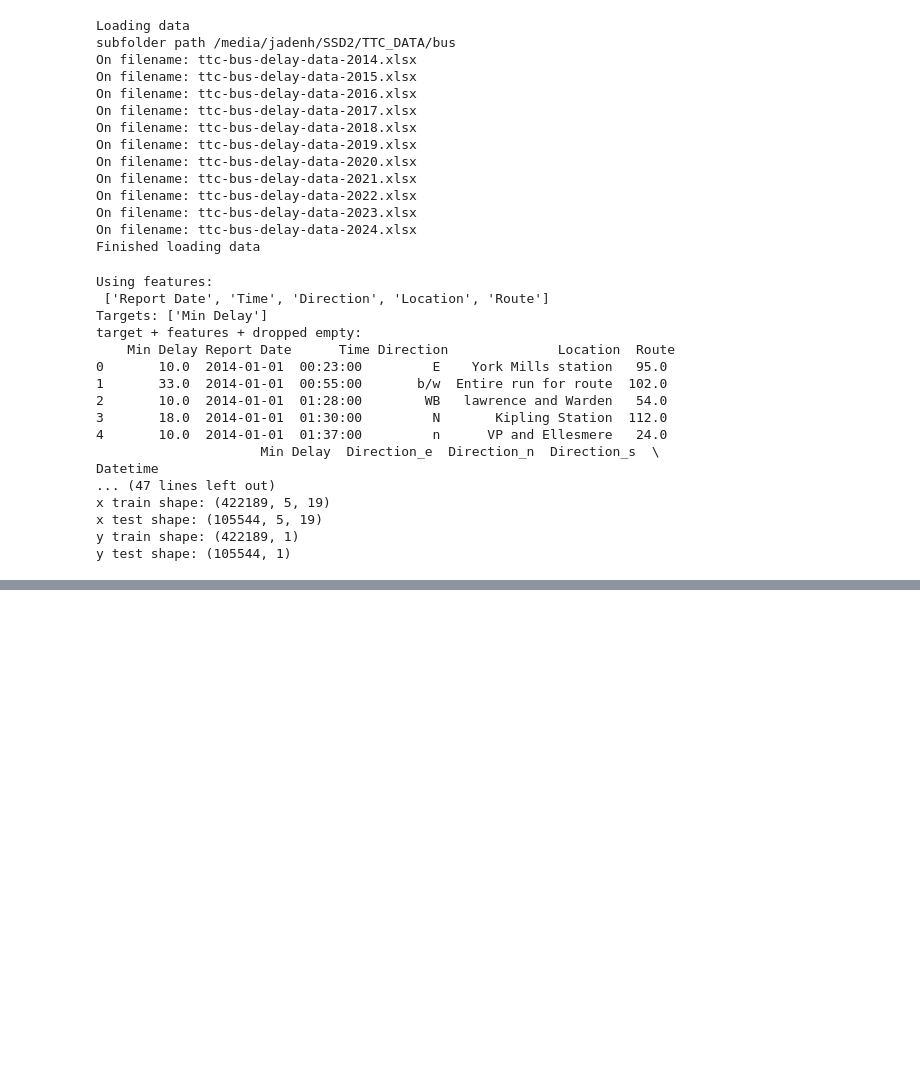
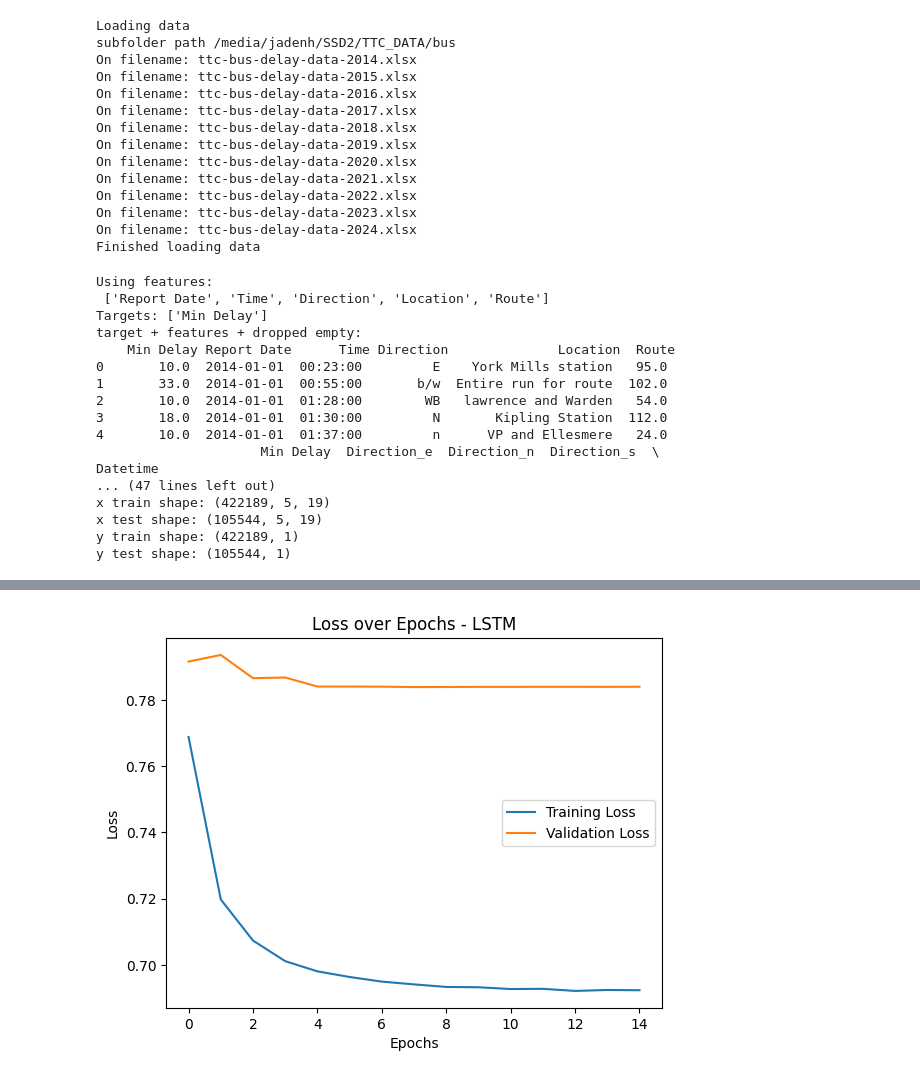
Before and after one commit to jaden-hong/AISE4010_project, a Jupyter notebook: ttc_project.ipynb, the cells around one changed output, grey strips where cells are left out. Drawn from its saved outputs; the diff is of its cells as text; code cells hidden in the pictures; blank space fills up the shorter version.

```diff
--- a/ttc_project.ipynb
+++ b/ttc_project.ipynb
@@ -295,7 +242,7 @@ targets = ["Min Delay"]
 features = ["Report Date", "Time","Direction", "Location", "Route"]
 
 print("Loading data")
-df_raw = loadRawData_NODIV(vehicle_type=vehicle_type,start_year=start_year,end_year=end_year)
+df_raw = loadRawData(vehicle_type=vehicle_type,start_year=start_year,end_year=end_year)
 
 print("Finished loading data")
 # %% [output]
@@ -478,0 +553,16 @@ y test shape: (105544, 1)
+# %%
+# Build and train the best model
+lstm_best_hyperparameters = lstm_tuner.oracle.get_best_trials()[0].hyperparameters
+print("Best Hyperparameters:", lstm_best_hyperparameters.values)
+lstm_model = lstm_tuner.hypermodel.build(lstm_best_hyperparameters)
+lstm_model.summary()
+#storing history for plotting
+lstm_history = lstm_model.fit(
+    [X_train_regular, X_train_location, X_train_route],
+    y_train,
+    epochs=50,
+    batch_size=batch_size,
+    validation_split=0.2,
+    callbacks=[early_stopping,lr_on_plateau],
+    shuffle=False
+)
@@ -478,0 +612,58 @@ y test shape: (105544, 1)
+# %%
+def test_model(model,X_train_regular, X_train_location, X_train_route, X_test_regular, X_test_location, X_test_route,y_train,y_test,history,model_name):
+    #Testing model:
+    # getting predictions of model:
+
+    print(X_train_regular.shape, X_train_location.shape, X_train_route.shape,y_train.shape)
+    print(X_test_regular.shape, X_test_location.shape, X_test_route.shape,y_test.shape)
+
+    # getting training and testing metrics
+    train_metrics = model.evaluate(
+        [X_train_regular, X_train_location, X_train_route],
+        y_train,
+        verbose=1,
+        return_dict=True
+    )
+    test_metrics = model.evaluate(
+        [X_test_regular, X_test_location, X_test_route],
+        y_test,
+        verbose=1,
+        return_dict=True
+    )
+
+    # Print the evaluation results
+    print("Training Metrics:")
+    for metric, value in train_metrics.items():
+        print(f"{metric}: {value:.4f}")
+
+    print("\nTesting Metrics:")
+    for metric, value in test_metrics.items():
+        print(f"{metric}: {value:.4f}")
+
+    # Plot loss over epochs
+    plt.plot(history.history['loss'], label='Training Loss')
+    plt.plot(history.history['val_loss'], label='Validation Loss')
+    plt.title('Loss over Epochs - '+model_name)
+    plt.xlabel('Epochs')
+    plt.ylabel('Loss')
+    plt.legend()
+    plt.show()
+
+
+# slicing X_test to get the regular and embedded data
+X_test_regular = np.concatenate((X_test[:, :, :6], X_test[:, :, 8:]), axis=2)
+X_test_location = X_test[:, :, 6:7]
+X_test_route =X_test[:, :, 7:8]
+
+test_model(lstm_model,
+           X_train_regular,
+           X_train_location,
+           X_train_route,
+           X_test_regular,
+           X_test_location,
+           X_test_route,
+           y_train,
+           y_test,
+           lstm_history,
+           model_name = "LSTM")
+# %% [output]
@@ -478,0 +683 @@ y test shape: (105544, 1)
+[figure, added]
```
Also changed, not shown: parts of 19 cells of this notebook.
